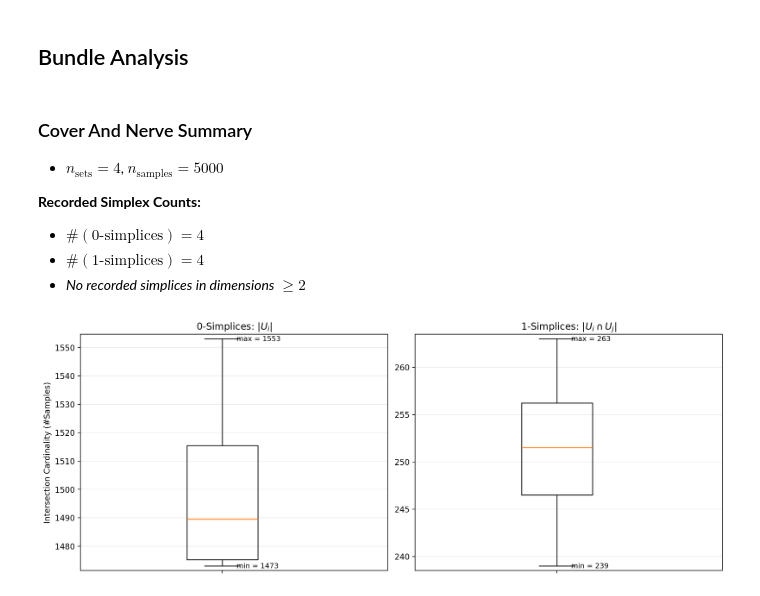
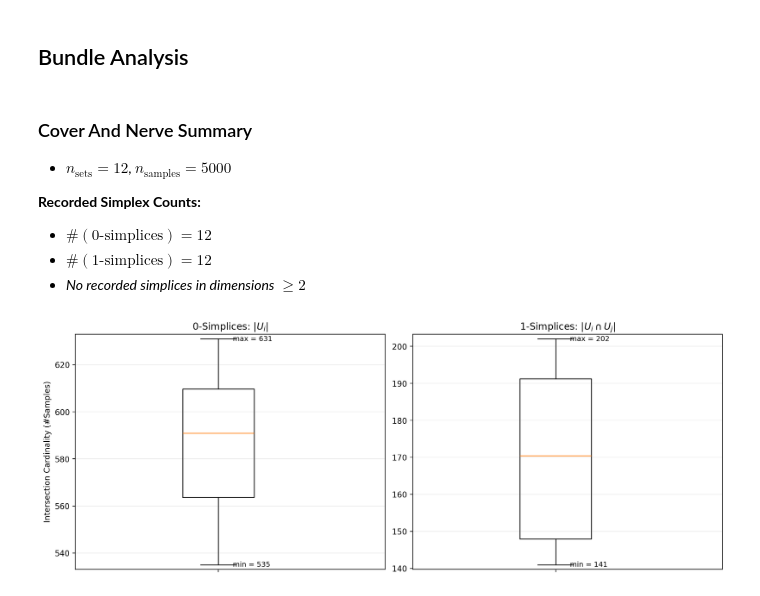
Before and after one commit to bradturow/Circle_Bundles, a Jupyter notebook: 02_Synthetic_Natural_Image_Patches.ipynb, the cells around one changed output. Saved outputs shown, nothing was run; the diff lists cells and outputs as text; code cells hidden in the pictures.

```diff
--- a/02_Synthetic_Natural_Image_Patches.ipynb
+++ b/02_Synthetic_Natural_Image_Patches.ipynb
@@ -80,28 +75,28 @@ plt.show()
 # %%
 #Construct a cover of the base space
 
-n_landmarks = 4
+n_landmarks = 12
 landmarks = np.linspace(0, np.pi,n_landmarks, endpoint= False)
-overlap = 1.2
+overlap = 1.4
 
 radius = overlap* np.pi/(2*n_landmarks)
 
 cover = cb.MetricBallCover(grad_dirs, landmarks, radius, metric = rp1_metric())
 cover_data = cover.build()
 
 #Show a summary of the cover
 summ = cover.summarize(plot=True)
 plt.show()
 # %% [output]
 ### Cover And Nerve Summary
-- $n_\text{sets} = 4$, $n_\text{samples} = 5000$
+- $n_\text{sets} = 12$, $n_\text{samples} = 5000$
 
 **Recorded Simplex Counts:**
 
-- $\#(\text{0-simplices}) = 4$
-- $\#(\text{1-simplices}) = 4$
+- $\#(\text{0-simplices}) = 12$
+- $\#(\text{1-simplices}) = 12$
 - *No recorded simplices in dimensions* $\ge 2$
-[figure, old version]
+[figure, new version]
 # %%
 #Construct local circular coordinates using Dreimac library
 #and model transitions as O(2) matrices
```
Also changed, not shown: parts of 11 cells of this notebook, 5 other files.
